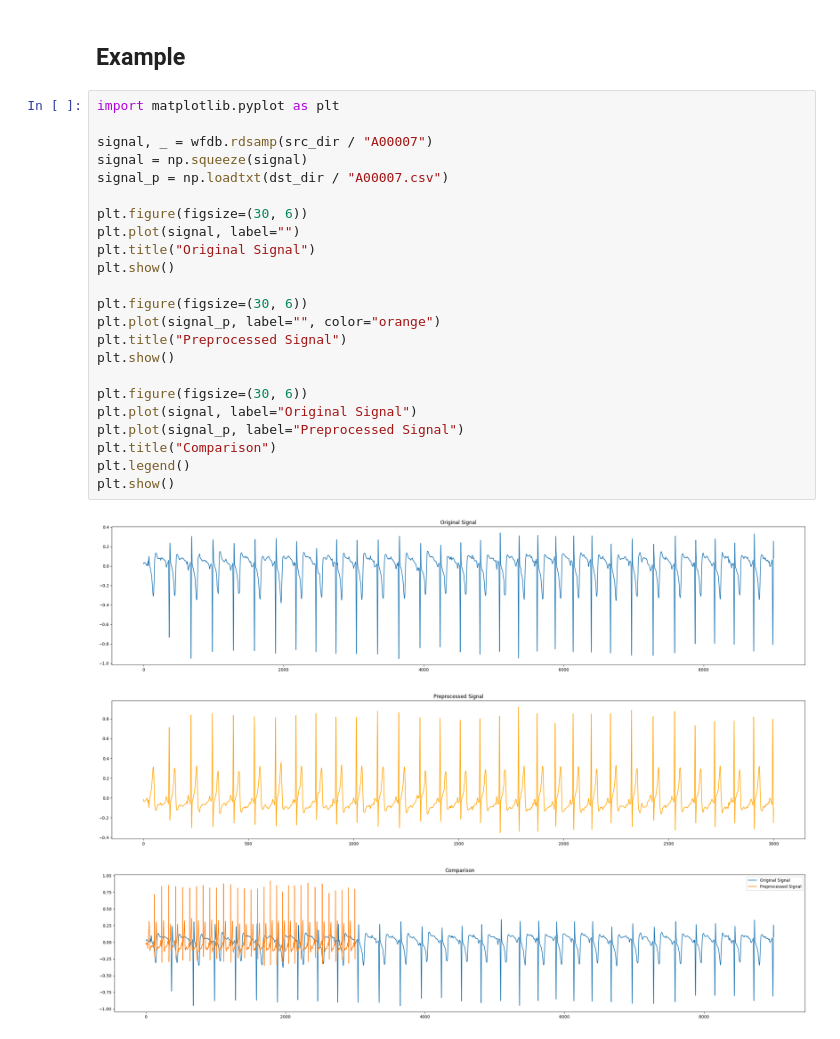
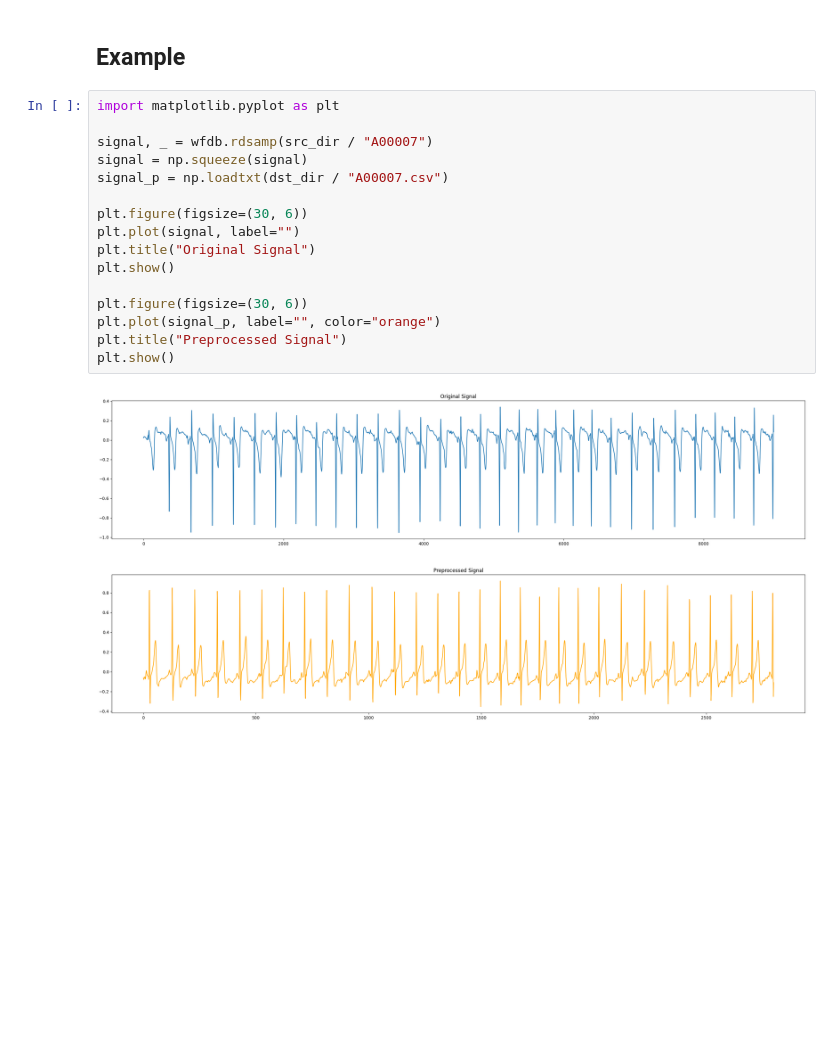
Before and after one commit to devilhyt/ecg-federated-learning-public, a Jupyter notebook: preprocessing.ipynb, the cells around one changed output. Cells and saved outputs as stored; diff of their text form; blank space fills up the shorter version.

```diff
--- a/preprocessing.ipynb
+++ b/preprocessing.ipynb
@@ -89,27 +95,19 @@ for record_name, label, signal in tqdm(
 # %%
 import matplotlib.pyplot as plt
 
 signal, _ = wfdb.rdsamp(src_dir / "A00007")
 signal = np.squeeze(signal)
 signal_p = np.loadtxt(dst_dir / "A00007.csv")
 
 plt.figure(figsize=(30, 6))
 plt.plot(signal, label="")
 plt.title("Original Signal")
 plt.show()
 
 plt.figure(figsize=(30, 6))
 plt.plot(signal_p, label="", color="orange")
 plt.title("Preprocessed Signal")
 plt.show()
-
-plt.figure(figsize=(30, 6))
-plt.plot(signal, label="Original Signal")
-plt.plot(signal_p, label="Preprocessed Signal")
-plt.title("Comparison")
-plt.legend()
-plt.show()
 # %% [output]
 [figure]
-[figure, old version]
+[figure, new version]
-[figure, removed]
```
Also changed, not shown: parts of 2 cells of this notebook, 2 other files.
